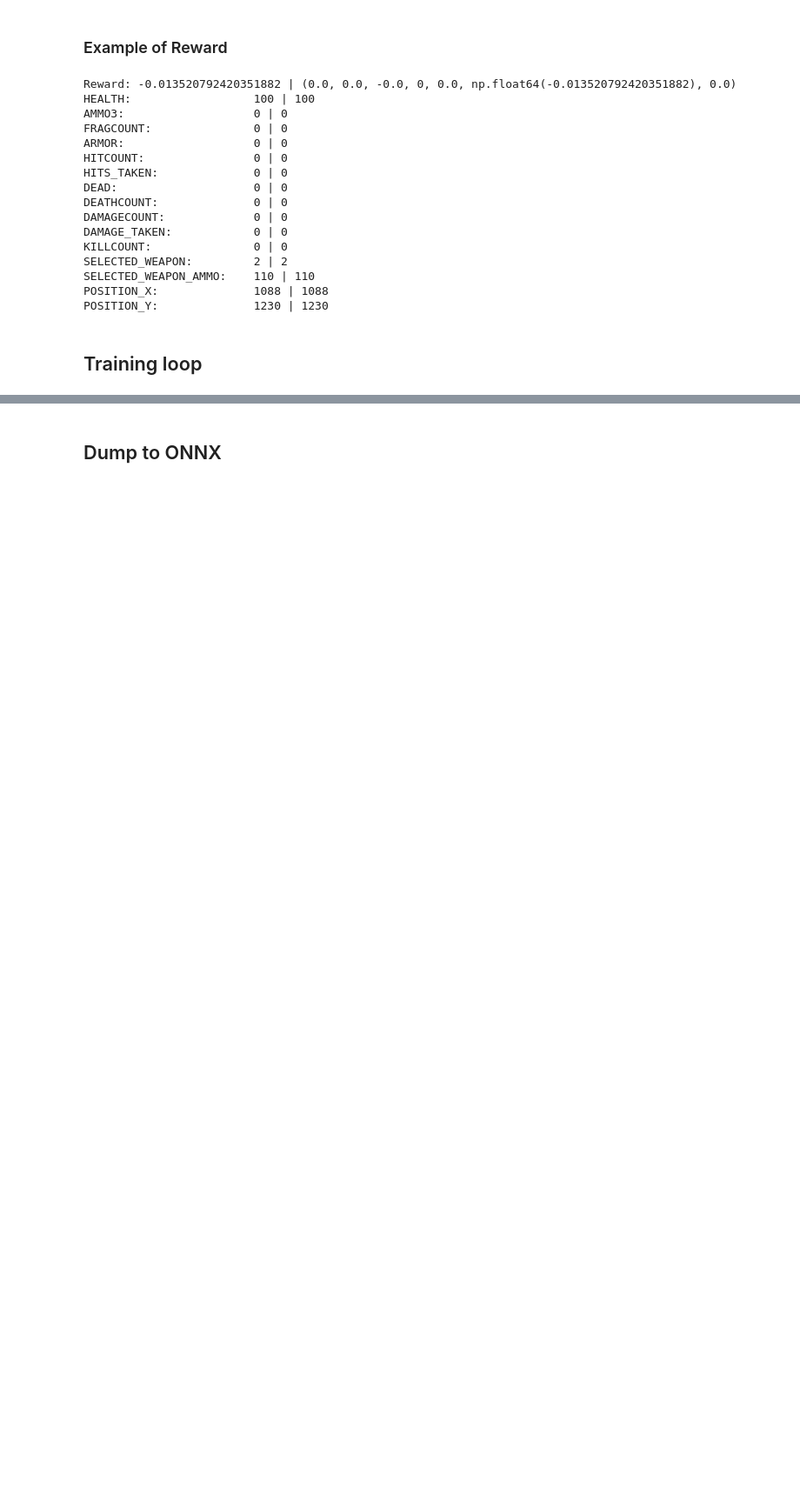
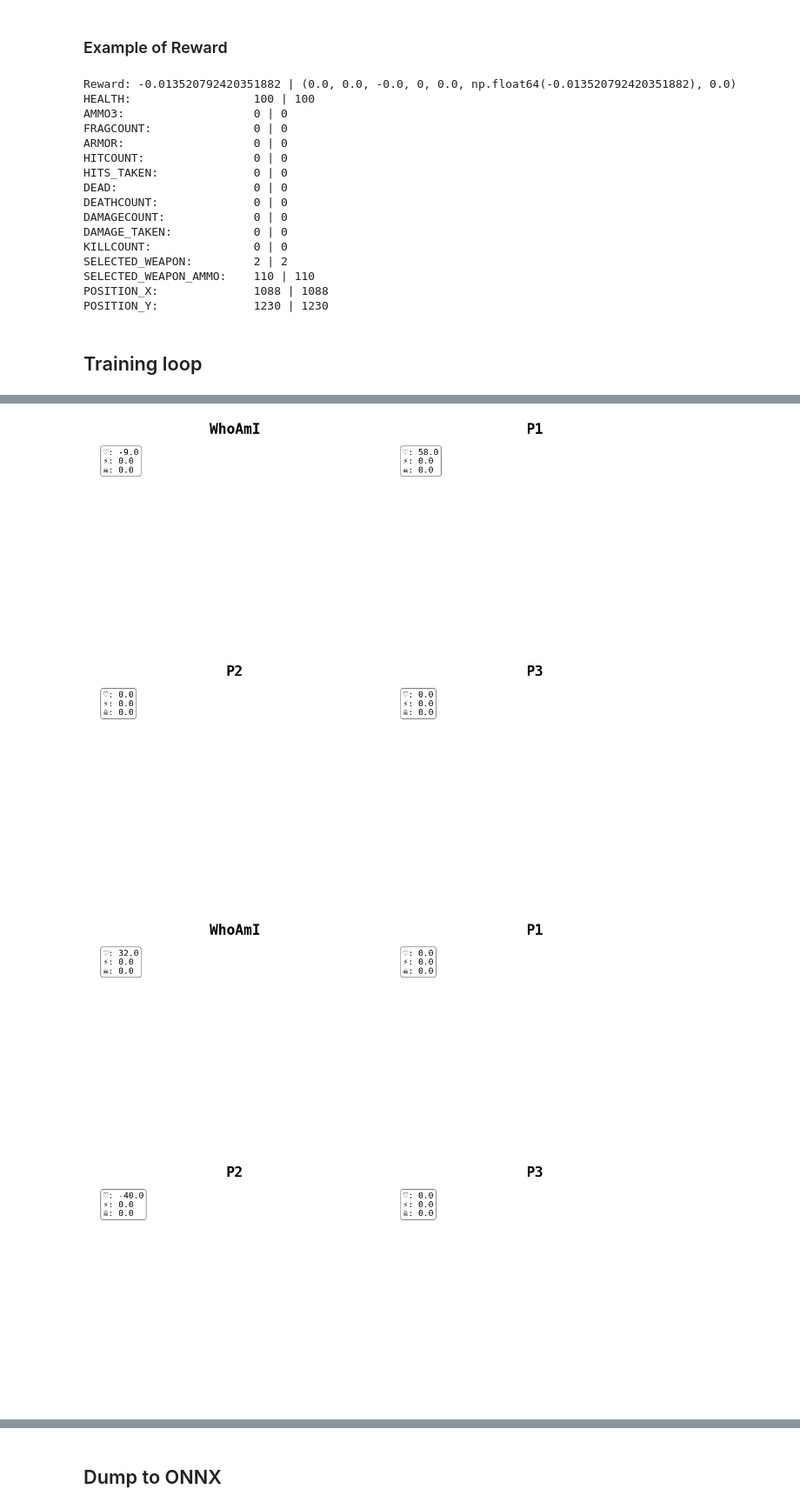
Before and after one commit to albortino/doom-drl-challenge, a Jupyter notebook: main.ipynb, the cells around one changed output, grey strips where cells are left out. Shown at 87% size. Drawn from its saved outputs; the diff is of its cells as text; code cells hidden in the pictures; blank space fills up the shorter version.

```diff
--- a/main.ipynb
+++ b/main.ipynb
@@ -294,6 +299,11 @@ with TqdmProgress(total=EPISODES) as progress_bar:
 
         episode_action_counter = ActionCounter()
         progress_bar.set_description(episode)
+
+        if episode >= RESET_ENV_EVERY and episode % RESET_ENV_EVERY == 0:
+            episode_msg = f"{datetime.now().strftime('%H:%M:%S')} | Episode: {episode} | Creating new environment... "
+            logger.log(episode_msg)
+            env = build_env()
 
         with suppress_output():
             obs: torch.Tensor = env.reset()
@@ -423,13 +433,6 @@ with TqdmProgress(total=EPISODES) as progress_bar:
             "Epsilon": f"{epsilon:.2f}"
         })
 
-        # Show the video
-        if VIDEO_DURING_TRAINING and episode % EVALUATION_EVERY == 0:
-            replay_msg = f"{datetime.now().strftime('%H:%M:%S')} | Episode: {episode} | Replaying animation..."
-            logger.log(replay_msg)
-            with suppress_output():
-                replay_episode(env, model, device, DTYPE, path=training_folder, store=True, random_player=False)
-
         # ───────── quick evaluation for best-model tracking ───────────
         quick_eval_msg = f"{datetime.now().strftime('%H:%M:%S')} | Episode: {episode} | Running quick evaluation..."
         logger.log(quick_eval_msg)
@@ -441,8 +444,15 @@ with TqdmProgress(total=EPISODES) as progress_bar:
         with suppress_output():
             eval_obs = eval_env.reset()
 
+        # Show the video
+        if VIDEO_DURING_TRAINING and episode % EVALUATION_EVERY == 0:
+            replay_msg = f"{datetime.now().strftime('%H:%M:%S')} | Episode: {episode} | Replaying animation..."
+            logger.log(replay_msg)
+            with suppress_output():
+                replay_episode(eval_obs, model, device, DTYPE, path=training_folder, store=True, random_player=False)
+
         # Make a random number of steps in the environment
-        for action in [env_actions.get_random_action(2) for _ in range(rng.integers(100))]:
+        for action in [env_actions.get_random_action(2) for _ in range(rng.integers(30))]:
             eval_obs = eval_env.step(action)[0]
 
         # Analyze the model tensors at the position
@@ -472,7 +482,9 @@ with TqdmProgress(total=EPISODES) as progress_bar:
                 model.save_model(path=training_folder, filename=model_name)
                 best_model = deepcopy(model)
 
-        if episode > 0 and episode % CHECKPOINT_EVERY == 0:
+        if episode > 0 and episode % CHECKPOINT_EVERY == 0 or episode == EPISODES - 1:
+            quick_eval_msg = f"{datetime.now().strftime('%H:%M:%S')} | Episode: {episode} | Saving checkpoint..."
+            logger.log(quick_eval_msg)
             model_name = f"backup_model_{datetime.now().strftime('%Y%m%d_%H%M%S')}.pt"
             model.save_model(path=os.path.join(training_folder, 'backups'), filename=model_name)
 # %% [output]
@@ -496,0 +509,2 @@ Successfully stored the model: runs/20250622_183846/backups/backup_model_2025062
+[figure, added]
+[figure, added]
```
Also changed, not shown: parts of 7 cells of this notebook, 40 other files.
